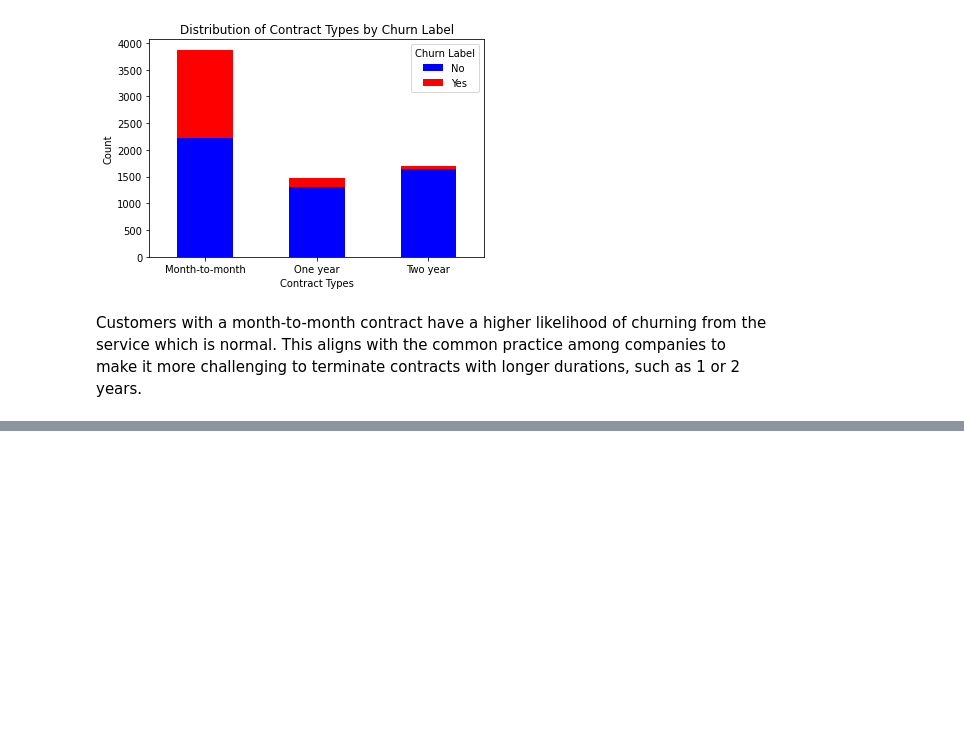
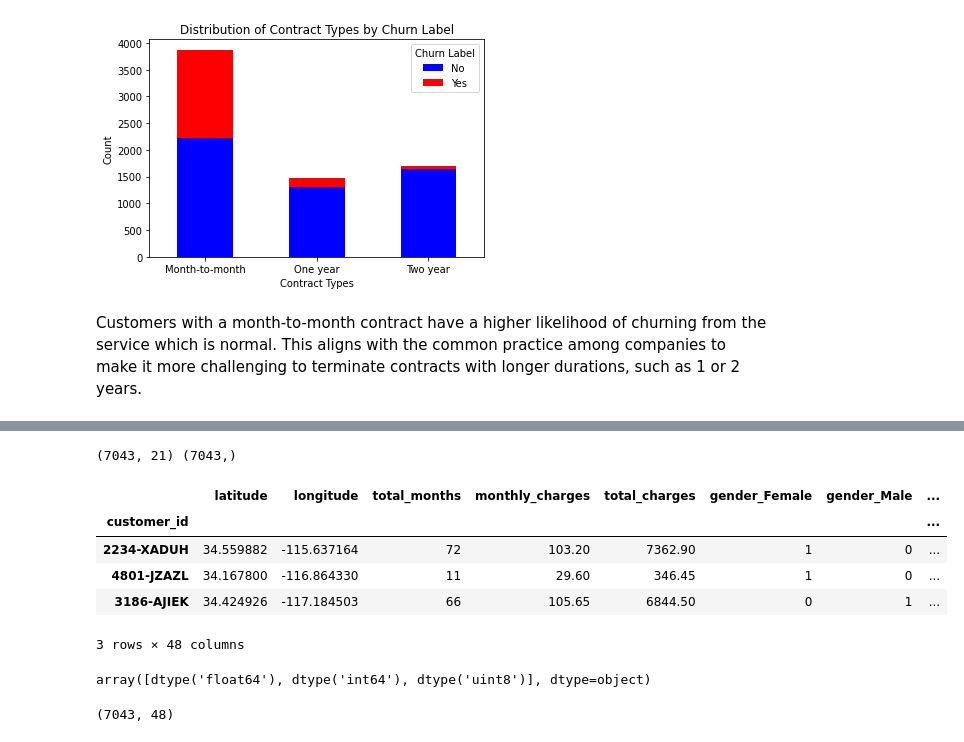
Before and after one commit to Vselenis/Machine-Learning-September-2022, a Jupyter notebook: 10. Project/Churn Prediction/Churn Prediction.ipynb, the cells around one changed output, grey strips where cells are left out. Drawn from its saved outputs; the diff is of its cells as text; code cells hidden in the pictures; blank space fills up the shorter version.

```diff
--- a/10. Project/Churn Prediction/Churn Prediction.ipynb
+++ b/10. Project/Churn Prediction/Churn Prediction.ipynb
@@ -330,0 +359,31 @@ Customers with a month-to-month contract have a higher likelihood of churning fr
+# %%
+columns_to_drop = ["count", "country", "state", "city", "zip_code", "lat_long",
+                 "churn_label", "churn_value", "churn_score", "customer_value", "churn_reason"]
+
+client_attributes = client_data.drop(columns=columns_to_drop, axis=1)
+client_label = client_data.churn_value
+
+print(client_attributes.shape, client_label.shape)
+# %% [output]
+(7043, 21) (7043,)
+# %%
+client_attributes = pd.get_dummies(client_attributes)
+client_attributes.tail(3)
+# %% [output]
+|  | latitude | longitude | total_months | monthly_charges | total_charges | gender_Female | gender_Male | ... |
+| customer_id |  |  |  |  |  |  |  | ... |
+| 2234-XADUH | 34.559882 | -115.637164 | 72 | 103.20 | 7362.90 | 1 | 0 | ... |
+| 4801-JZAZL | 34.167800 | -116.864330 | 11 | 29.60 | 346.45 | 1 | 0 | ... |
+| 3186-AJIEK | 34.424926 | -117.184503 | 66 | 105.65 | 6844.50 | 0 | 1 | ... |
+3 rows × 48 columns
+# %%
+client_attributes.dtypes.unique()
+# %% [output]
+array([dtype('float64'), dtype('int64'), dtype('uint8')], dtype=object)
+# %%
+scaler = MinMaxScaler()
+client_attributes = scaler.fit_transform(client_attributes)
+
+print(client_attributes.shape)
+# %% [output]
+(7043, 48)
```
Also changed, not shown: parts of 30 cells of this notebook, 2 other files.
